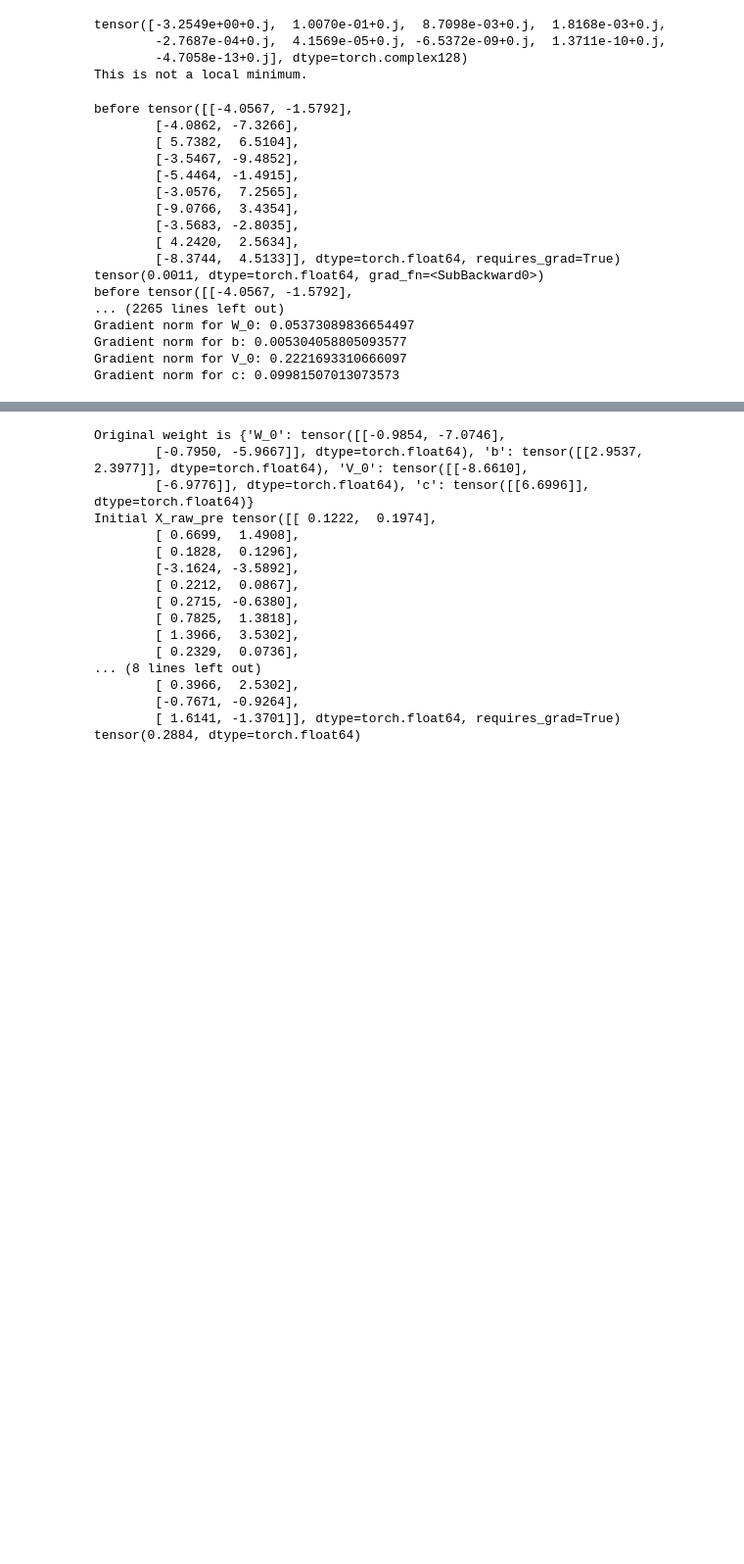
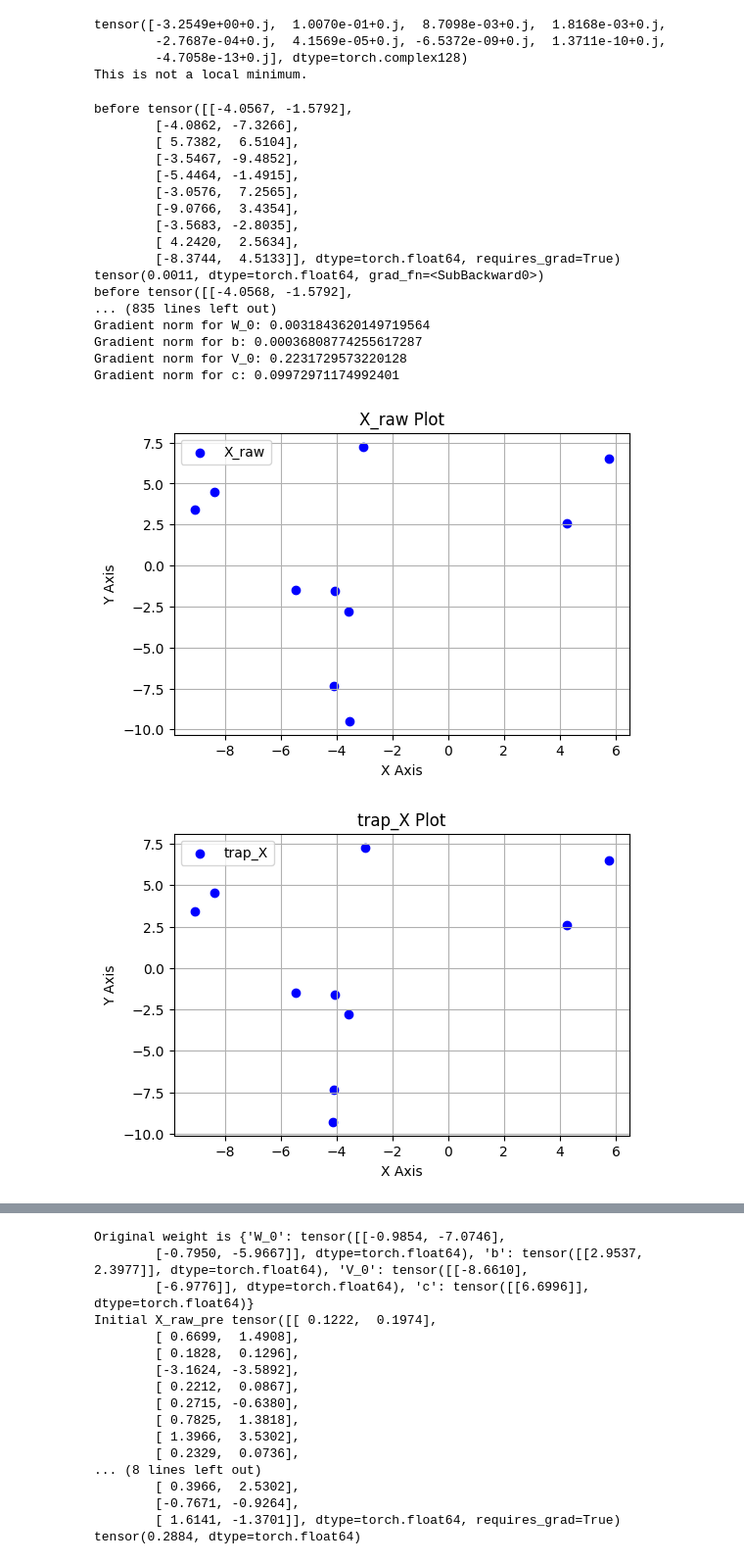
Before and after one commit to zw2788/LocalMinimaConstruction, a Jupyter notebook: DwrtXGradientW.ipynb, the cells around one changed output, grey strips where cells are left out. Shown: that part at 98% size. Saved outputs shown, nothing was run; the diff lists cells and outputs as text; code cells hidden in the pictures; blank space fills up the shorter version.

```diff
--- a/DwrtXGradientW.ipynb
+++ b/DwrtXGradientW.ipynb
@@ -157,6 +158,20 @@ def check_local_minimum(eigenvalues):
         print("This is a local minimum.")
     else:
         print("This is not a local minimum.")
+# %%
+# Function to plot a single tensor
+def plot_tensor(tensor_data, label='Data', marker='o', color='blue'):
+    plt.figure(figsize=(6, 4))
+
+    # Plotting the tensor
+    plt.scatter(tensor_data[:, 0].detach().numpy(), tensor_data[:, 1].detach().numpy(), label=label, marker=marker, color=color)
+
+    plt.xlabel('X Axis')
+    plt.ylabel('Y Axis')
+    plt.title(f'{label} Plot')
+    plt.legend()
+    plt.grid(True)
+    plt.show()
 # %%
 data = pd.read_csv(
     "https://raw.githubusercontent.com/zw2788/LocalMinimaConstruction/main/output(49830_100000).csv")
@@ -300,7 +315,18 @@ def trap_model(original_model, X, Y, max_iterations, number_of_x_iterations, wei
                 optimizer_x.step()
         #print(X_inner.data)
         # Update X_modifiable with changes from the inner loop
-        X_modifiable.data = X_inner.data
+        # Calculate the difference between X_modifiable and X_inner
+        difference = (X_modifiable - X_inner).norm()
+
+        # Check if the difference is below a certain threshold
+        if difference < 1e-8:  # You can adjust this threshold as needed
+          print("X_modifiable did not change significantly, stopping early.")
+          break
+        else:
+
+          # Update X_modifiable with changes from the inner loop
+          X_modifiable.data = X_inner.data
+
 
     # After completing all iterations, load initial weights
     model.load_state_dict(initial_state_dict)
@@ -323,40 +349,44 @@ def trap_model(original_model, X, Y, max_iterations, number_of_x_iterations, wei
 
 # Initialize your model, X, Y, etc. outside the function
 # ... [Your initialization code here] ...
 
 # Call the function
 # ... [Call to train_model function here] ...
 #Example
 # Initialize your model, X, Y, etc. outside the function
 #custom_W_0 = [...]  # Replace [...] with your initial weights
 #custom_b = [...]   # Replace [...] with your initial bias
 #custom_V_0 = [...]  # Replace [...] with your next layer weights
 #custom_c = [...]   # Replace [...] with your next layer bias
 #model = SimpleNN(custom_W_0, custom_b, custom_V_0, custom_c)
 #X = torch.tensor([...], dtype=torch.float64, requires_grad=True)  # Replace [...] with your initial data
 #Y = torch.tensor([...], dtype=torch.float64)  # Replace [...] with target data
 
 # Call the function
 nn_model_trap = SimpleNN(W_0, b, V_0, c)
-trap_X = trap_model(nn_model_trap, X_raw, Y, max_iterations=50, number_of_x_iterations=10, weightlr= 0.005, xlr= 0.02)
+trap_X = trap_model(nn_model_trap, X_raw, Y, max_iterations=10, number_of_x_iterations=10, weightlr= 0.005, xlr= 1)
+plot_tensor(X_raw, label='X_raw', marker='o', color='blue')
+plot_tensor(trap_X, label='trap_X', marker='o', color='blue')
 # %% [output]
 before tensor([[-4.0567, -1.5792],
         [-4.0862, -7.3266],
         [ 5.7382,  6.5104],
         [-3.5467, -9.4852],
         [-5.4464, -1.4915],
         [-3.0576,  7.2565],
         [-9.0766,  3.4354],
         [-3.5683, -2.8035],
         [ 4.2420,  2.5634],
         [-8.3744,  4.5133]], dtype=torch.float64, requires_grad=True)
 tensor(0.0011, dtype=torch.float64, grad_fn=<SubBackward0>)
-before tensor([[-4.0567, -1.5792],
-... (2265 lines left out)
-Gradient norm for W_0: 0.05373089836654497
-Gradient norm for b: 0.005304058805093577
-Gradient norm for V_0: 0.2221693310666097
-Gradient norm for c: 0.09981507013073573
+before tensor([[-4.0568, -1.5792],
+... (835 lines left out)
+Gradient norm for W_0: 0.0031843620149719564
+Gradient norm for b: 0.00036808774255617287
+Gradient norm for V_0: 0.2231729573220128
+Gradient norm for c: 0.09972971174992401
+[figure, added]
+[figure, added]
 # %%
 print(X_raw)
 print(trap_X)
```
Also changed, not shown: parts of 2 cells of this notebook.
